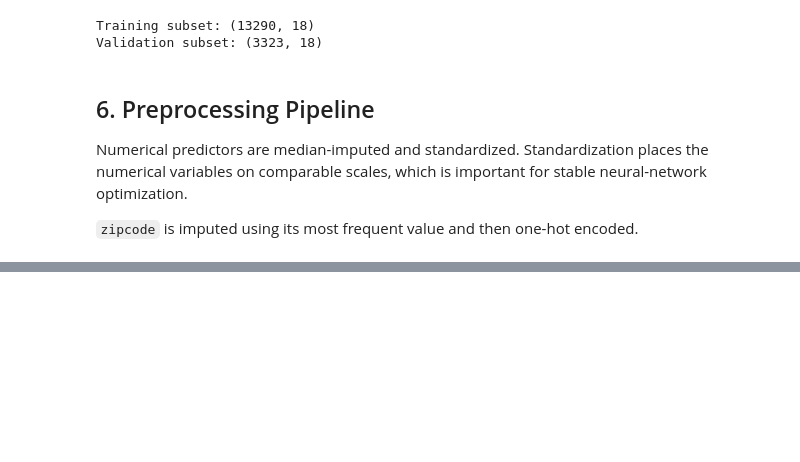
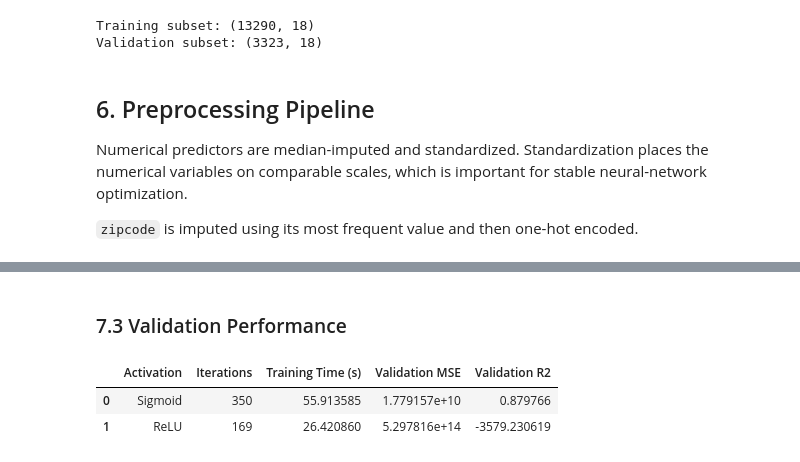
Before and after one commit to priyadarshiansu/cap5610-midterm, a Jupyter notebook: notebooks/02_neural_network_regression.ipynb, the cells around one changed output, grey strips where cells are left out. Drawn from its saved outputs; the diff is of its cells as text; code cells hidden in the pictures; blank space fills up the shorter version.

```diff
--- a/notebooks/02_neural_network_regression.ipynb
+++ b/notebooks/02_neural_network_regression.ipynb
@@ -217,0 +260,20 @@ preprocessor = ColumnTransformer(
+# %%
+# Create the sigmoid network.
+sigmoid_model = MLPRegressor(
+    activation="logistic",
+    **network_parameters
+)
+
+# Measure training time.
+start_time = time.perf_counter()
+
+sigmoid_model.fit(
+    X_train_processed,
+    y_train_log
+)
+
+sigmoid_training_time = time.perf_counter() - start_time
+
+print("Sigmoid iterations:", sigmoid_model.n_iter_)
+print(f"Sigmoid training time: {sigmoid_training_time:.2f} seconds")
+print(f"Sigmoid final training loss: {sigmoid_model.loss_:.6f}")
@@ -217,0 +311,58 @@ preprocessor = ColumnTransformer(
+# %% [markdown]
+### 7.3 Validation Performance
+# %%
+# Generate validation predictions on the log-price scale.
+sigmoid_val_log = sigmoid_model.predict(X_val_processed)
+relu_val_log = relu_model.predict(X_val_processed)
+
+# Convert predictions back to the original dollar scale.
+sigmoid_val_price = np.expm1(sigmoid_val_log)
+relu_val_price = np.expm1(relu_val_log)
+
+# Convert the validation targets back to dollars as well.
+y_val_price = np.expm1(y_val_log)
+
+# Calculate validation metrics on the original monetary scale.
+sigmoid_val_mse = mean_squared_error(
+    y_val_price,
+    sigmoid_val_price
+)
+sigmoid_val_r2 = r2_score(
+    y_val_price,
+    sigmoid_val_price
+)
+
+relu_val_mse = mean_squared_error(
+    y_val_price,
+    relu_val_price
+)
+relu_val_r2 = r2_score(
+    y_val_price,
+    relu_val_price
+)
+
+activation_comparison = pd.DataFrame({
+    "Activation": ["Sigmoid", "ReLU"],
+    "Iterations": [
+        sigmoid_model.n_iter_,
+        relu_model.n_iter_
+    ],
+    "Training Time (s)": [
+        sigmoid_training_time,
+        relu_training_time
+    ],
+    "Validation MSE": [
+        sigmoid_val_mse,
+        relu_val_mse
+    ],
+    "Validation R2": [
+        sigmoid_val_r2,
+        relu_val_r2
+    ]
+})
+
+activation_comparison
+# %% [output]
+|  | Activation | Iterations | Training Time (s) | Validation MSE | Validation R2 |
+| 0 | Sigmoid | 350 | 55.913585 | 1.779157e+10 | 0.879766 |
+| 1 | ReLU | 169 | 26.420860 | 5.297816e+14 | -3579.230619 |
```
Also changed, not shown: parts of 8 cells of this notebook.
